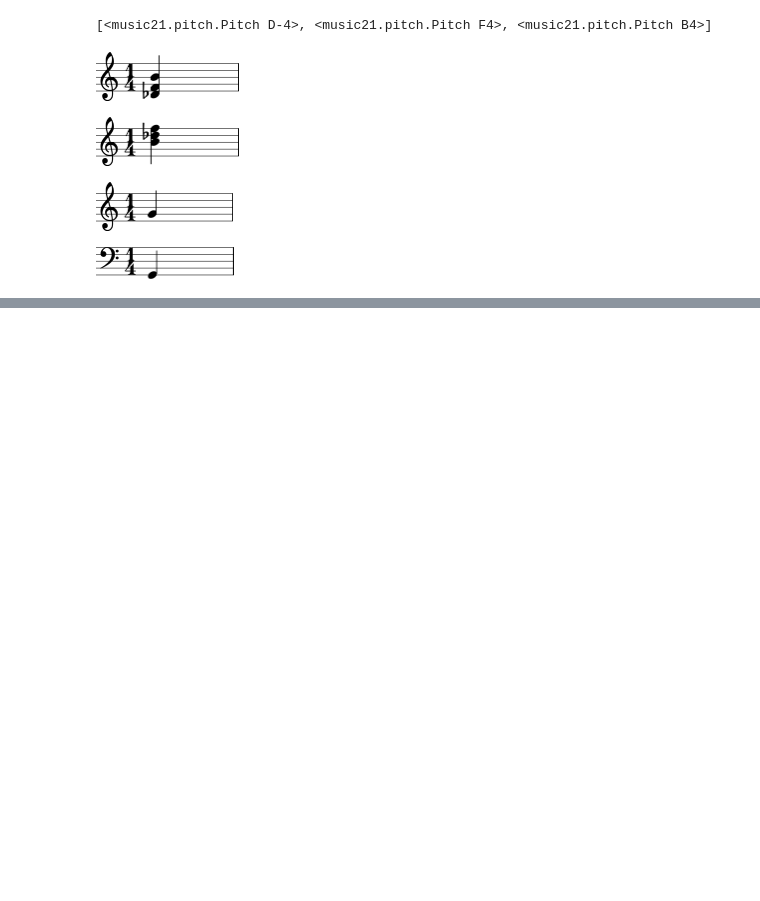
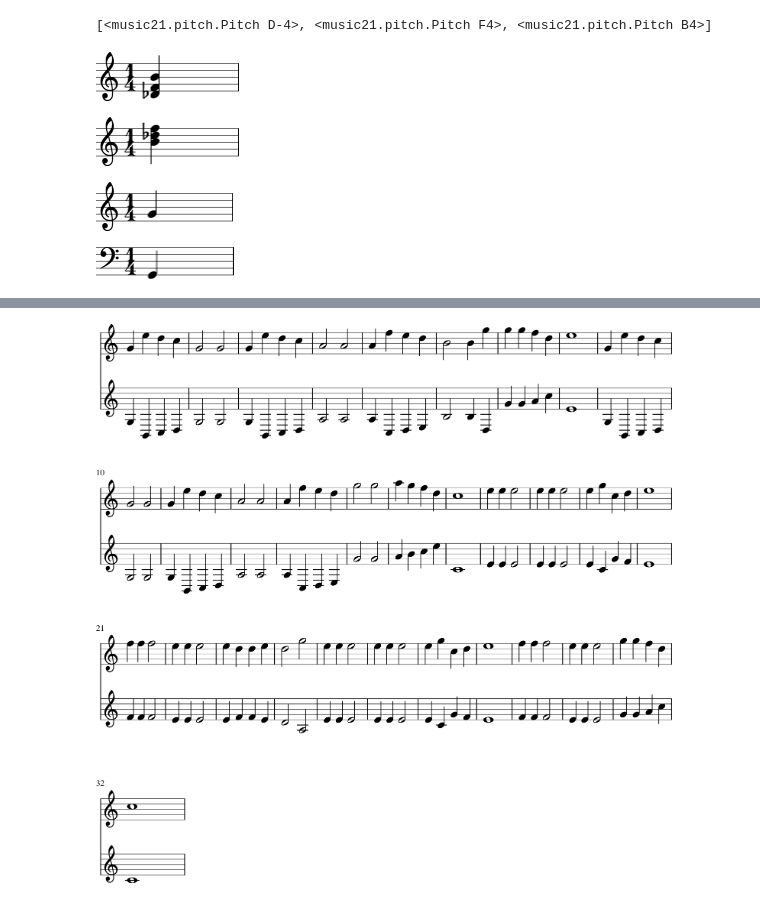
Before and after one commit to EvaArevalo/AIMusicFinalProject, a Jupyter notebook: PartB/ChordIversion.ipynb, the cells around one changed output, grey strips where cells are left out. Cells and saved outputs as stored; diff of their text form; code cells hidden in the pictures; blank space fills up the shorter version.

```diff
--- a/PartB/ChordIversion.ipynb
+++ b/PartB/ChordIversion.ipynb
@@ -167,0 +265,17 @@ s2.show()
+# %%
+#Try with function
+
+#get inv measures
+inv_measures = []
+for measure in measures:
+    inv_measures.append(get_inverted_measure(measure))
+
+#make parts
+m21Part_main = measures_to_m21Part(measures)
+m21Part_acc = measures_to_m21Part(inv_measures)
+
+#build
+score = build_m21Score(m21Part_main,m21Part_acc)
+score.show()
+# %% [output]
+[figure, added]
```
Also changed, not shown: parts of 27 cells of this notebook, 2 other files.
